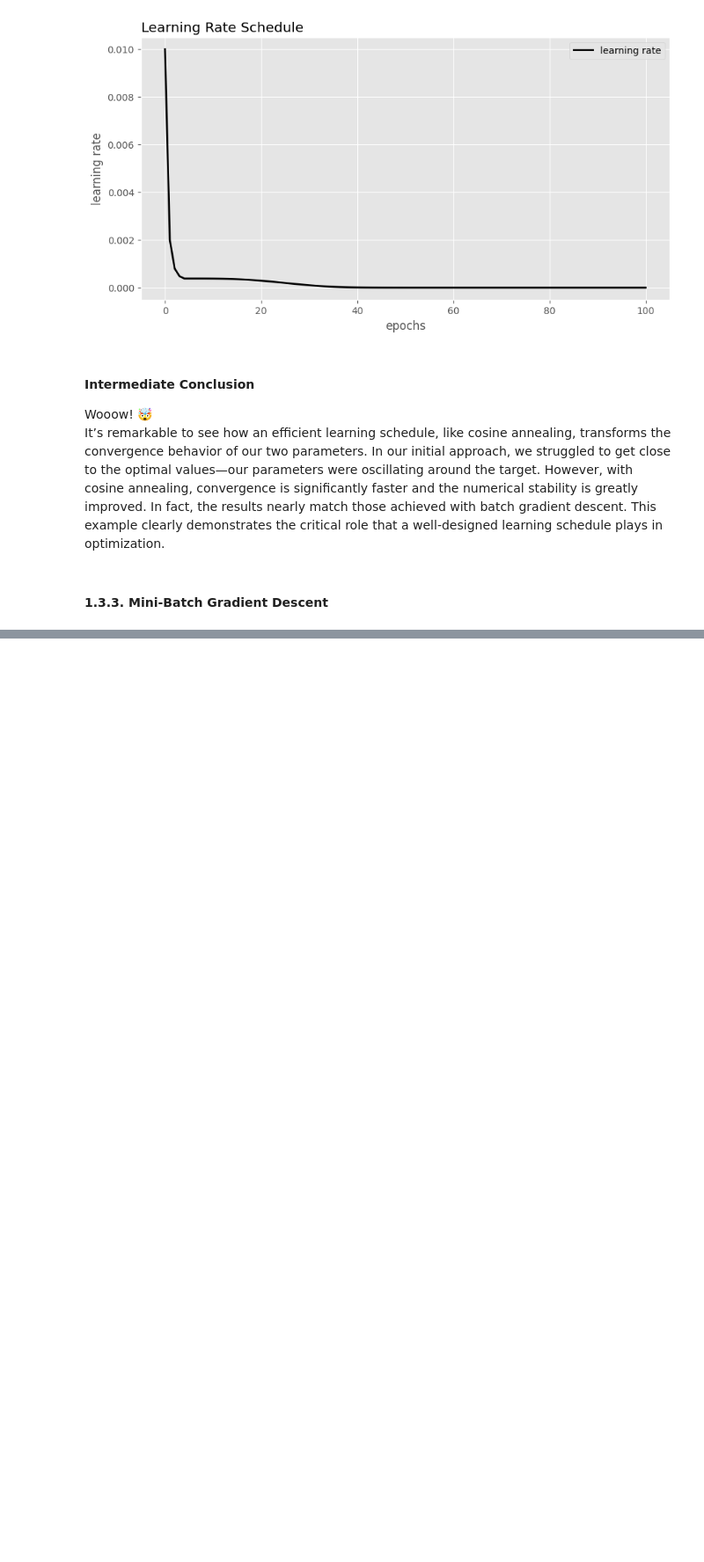
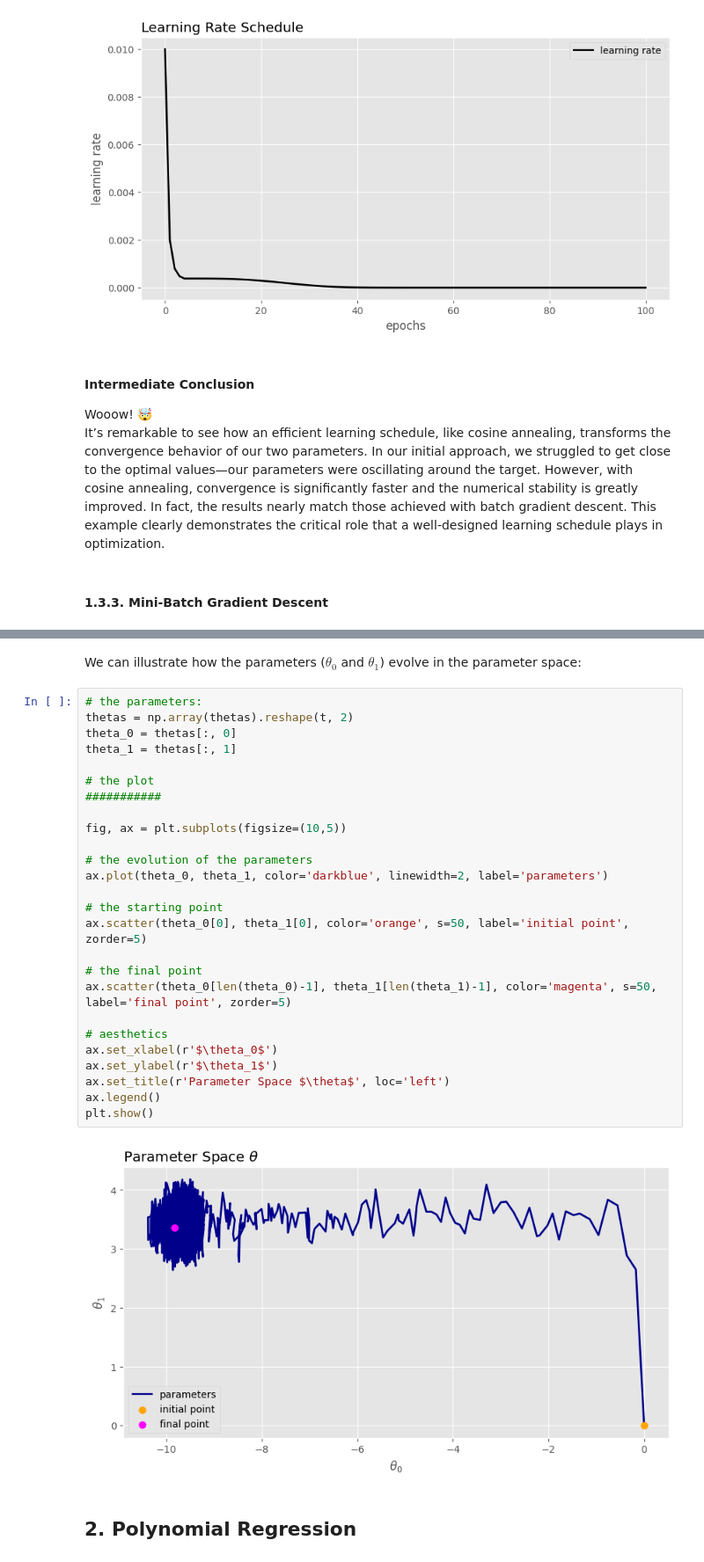
Before and after one commit to YVYX04/ML_First_Steps, a Jupyter notebook: 04_Training_Models.ipynb, the cells around one changed output, grey strips where cells are left out. Shown: that part at 88% size. Cells and saved outputs as stored; diff of their text form; blank space fills up the shorter version.

```diff
--- a/04_Training_Models.ipynb
+++ b/04_Training_Models.ipynb
@@ -777,0 +833,32 @@ It’s remarkable to see how an efficient learning schedule, like cosine anneali
+# %% [markdown]
+We can illustrate how the parameters ($\theta_0$ and $\theta_1$) evolve in the parameter space:
+# %%
+# the parameters:
+thetas = np.array(thetas).reshape(t, 2)
+theta_0 = thetas[:, 0]
+theta_1 = thetas[:, 1]
+
+# the plot
+###########
+
+fig, ax = plt.subplots(figsize=(10,5))
+
+# the evolution of the parameters
+ax.plot(theta_0, theta_1, color='darkblue', linewidth=2, label='parameters')
+
+# the starting point
+ax.scatter(theta_0[0], theta_1[0], color='orange', s=50, label='initial point', zorder=5)
+
+# the final point
+ax.scatter(theta_0[len(theta_0)-1], theta_1[len(theta_1)-1], color='magenta', s=50, label='final point', zorder=5)
+
+# aesthetics
+ax.set_xlabel(r'$\theta_0$')
+ax.set_ylabel(r'$\theta_1$')
+ax.set_title(r'Parameter Space $\theta$', loc='left')
+ax.legend()
+plt.show()
+# %% [output]
+[figure, added]
+# %% [markdown]
+## **2. Polynomial Regression**
```
Also changed, not shown: parts of 3 cells of this notebook.
